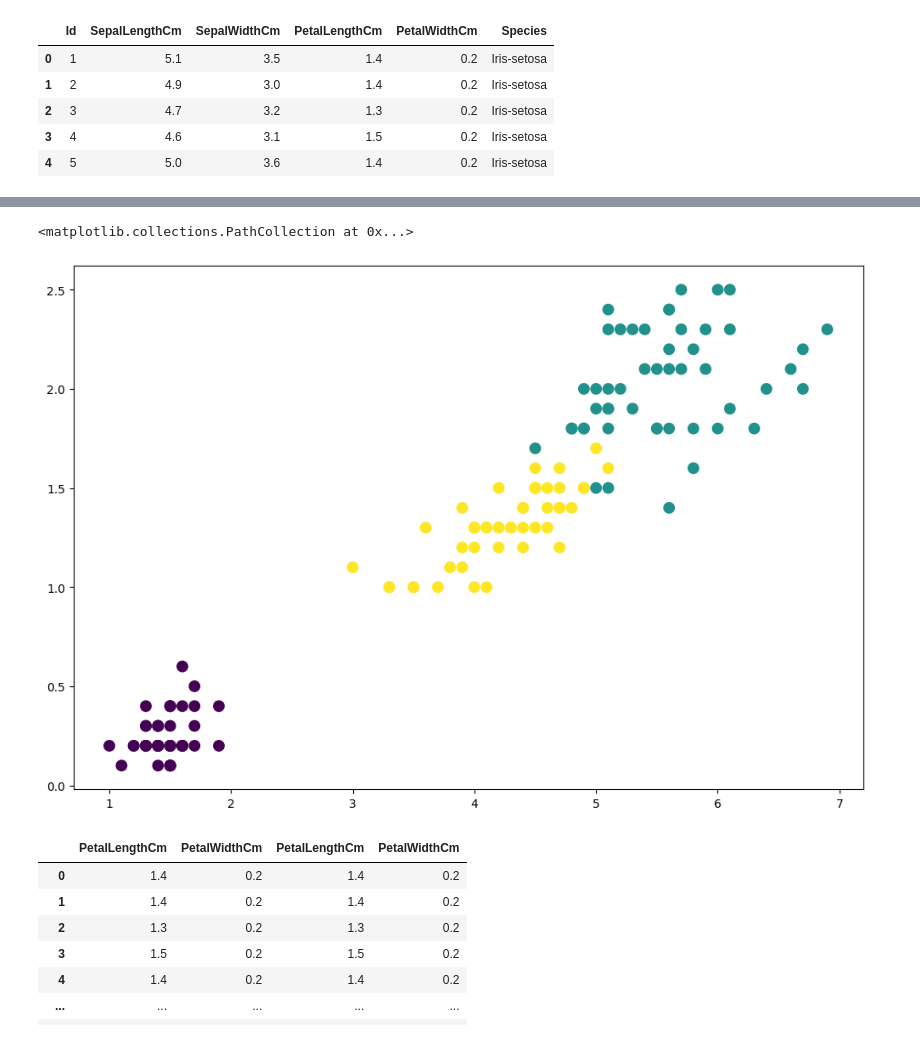
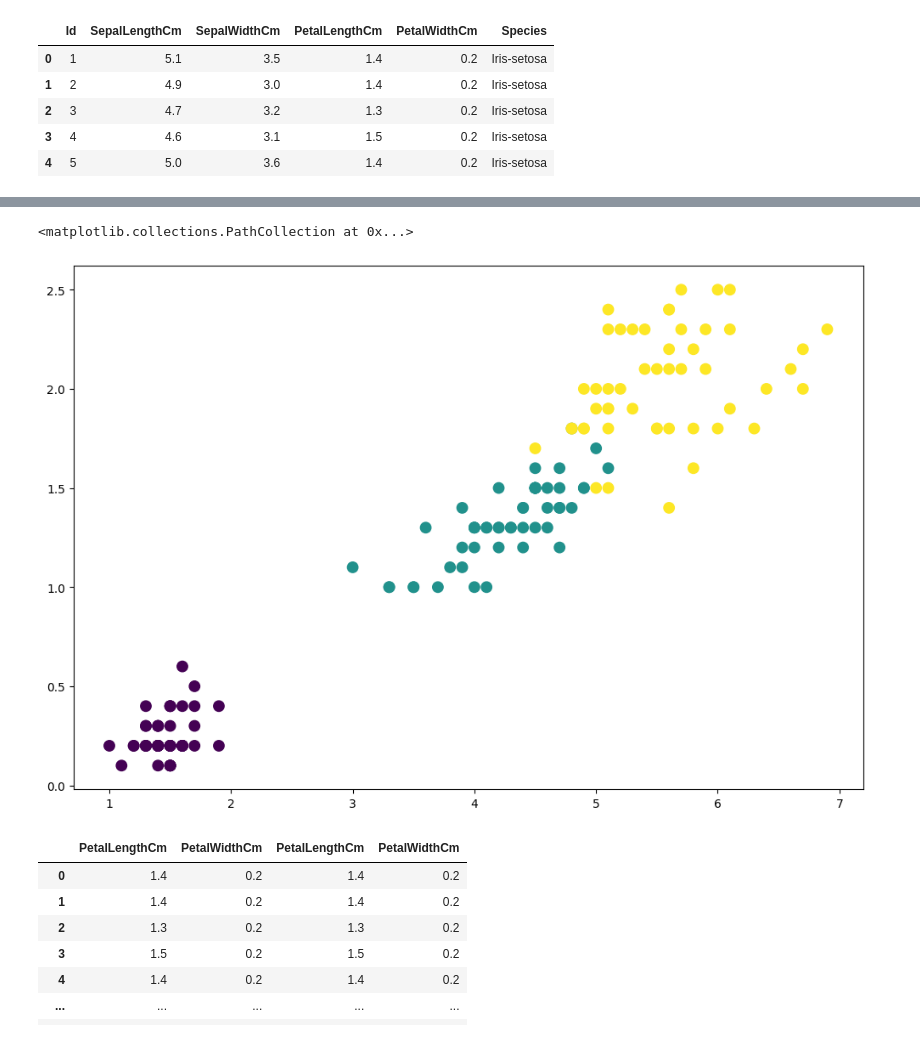
Before and after one commit to Mitchell-Mirano/Allison, a Jupyter notebook: examples/clustering/Clustering in Allison.ipynb, the cells around one changed output, grey strips where cells are left out. Saved outputs shown, nothing was run; the diff lists cells and outputs as text; code cells hidden in the pictures.

```diff
--- a/examples/clustering/Clustering in Allison.ipynb
+++ b/examples/clustering/Clustering in Allison.ipynb
@@ -26,0 +22,3 @@ def numeric_labels(categorical_labels):
+# %%
+data['labels'] = data.Species.map({'Iris-setosa': 0, 'Iris-versicolor': 1, 'Iris-virginica': 2})
+data.head()
@@ -27,7 +32,7 @@ def numeric_labels(categorical_labels):
 # %%
 plt.figure(figsize=(12,8))
-plt.scatter(data['PetalLengthCm'],data['PetalWidthCm'],s=80, c=numeric_labels(data['Species']))
+plt.scatter(data['PetalLengthCm'],data['PetalWidthCm'],s=80, c=data['labels'])
 # %% [output]
 <matplotlib.collections.PathCollection at 0x...>
-[figure, old version]
+[figure, new version]
 # %%
```
Also changed, not shown: parts of 15 cells of this notebook, 4 other files.
